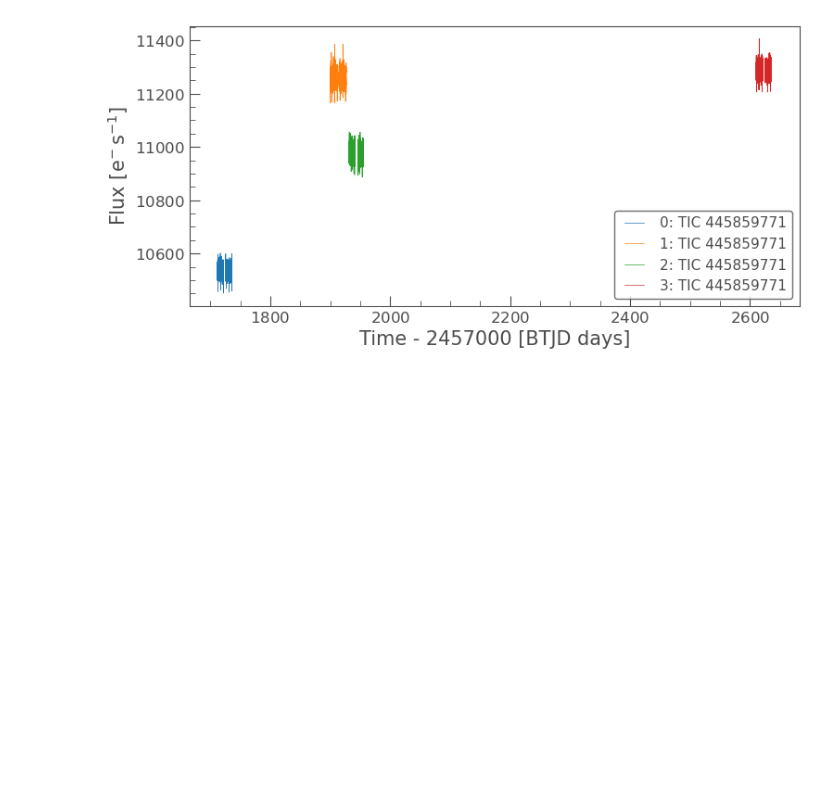
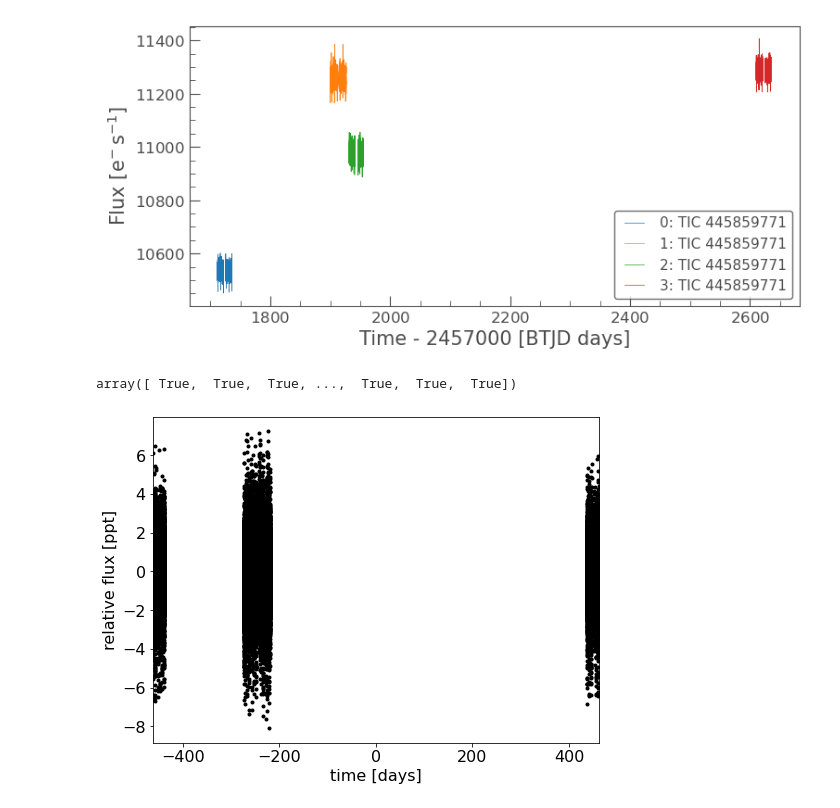
Before and after one commit to juanserrano90/tess_sophie_paper, a Jupyter notebook: transits_1273.ipynb, the cells around one changed output. Cells and saved outputs as stored; diff of their text form; code cells hidden in the pictures; blank space fills up the shorter version.

```diff
--- a/transits_1273.ipynb
+++ b/transits_1273.ipynb
@@ -59,0 +58,19 @@ lc_normalized = lc.stitch(lambda x: x.remove_nans().remove_outliers().normalize(
+# %%
+lc_stitch.pdcsap_flux.value == lc_stitch.flux.value
+# %% [output]
+array([ True,  True,  True, ...,  True,  True,  True])
+# %%
+lc_normalized = lc.stitch(lambda x: x.remove_nans().remove_outliers().normalize())
+time = lc_normalized.time.value
+flux = lc_normalized.flux
+ref_time = 0.5 * (np.min(time) + np.max(time))
+
+x = np.ascontiguousarray(time - ref_time, dtype=np.float64)
+y = np.ascontiguousarray(1e3 * (flux - 1.0), dtype=np.float64)
+
+plt.plot(x, y, ".k")
+plt.xlabel("time [days]")
+plt.ylabel("relative flux [ppt]")
+_ = plt.xlim(x.min(), x.max())
+# %% [output]
+[figure, added]
```
Also changed, not shown: parts of 20 cells of this notebook, 5 other files.
